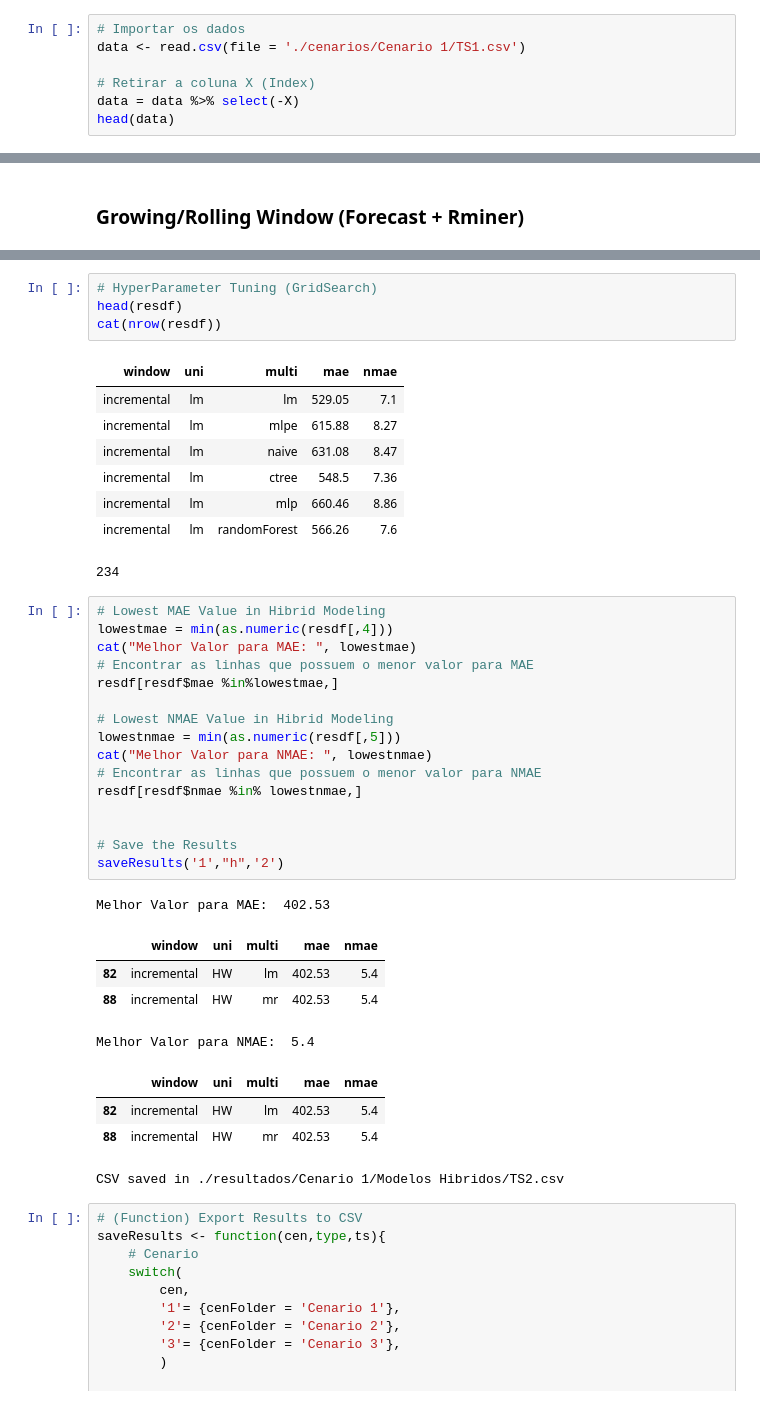
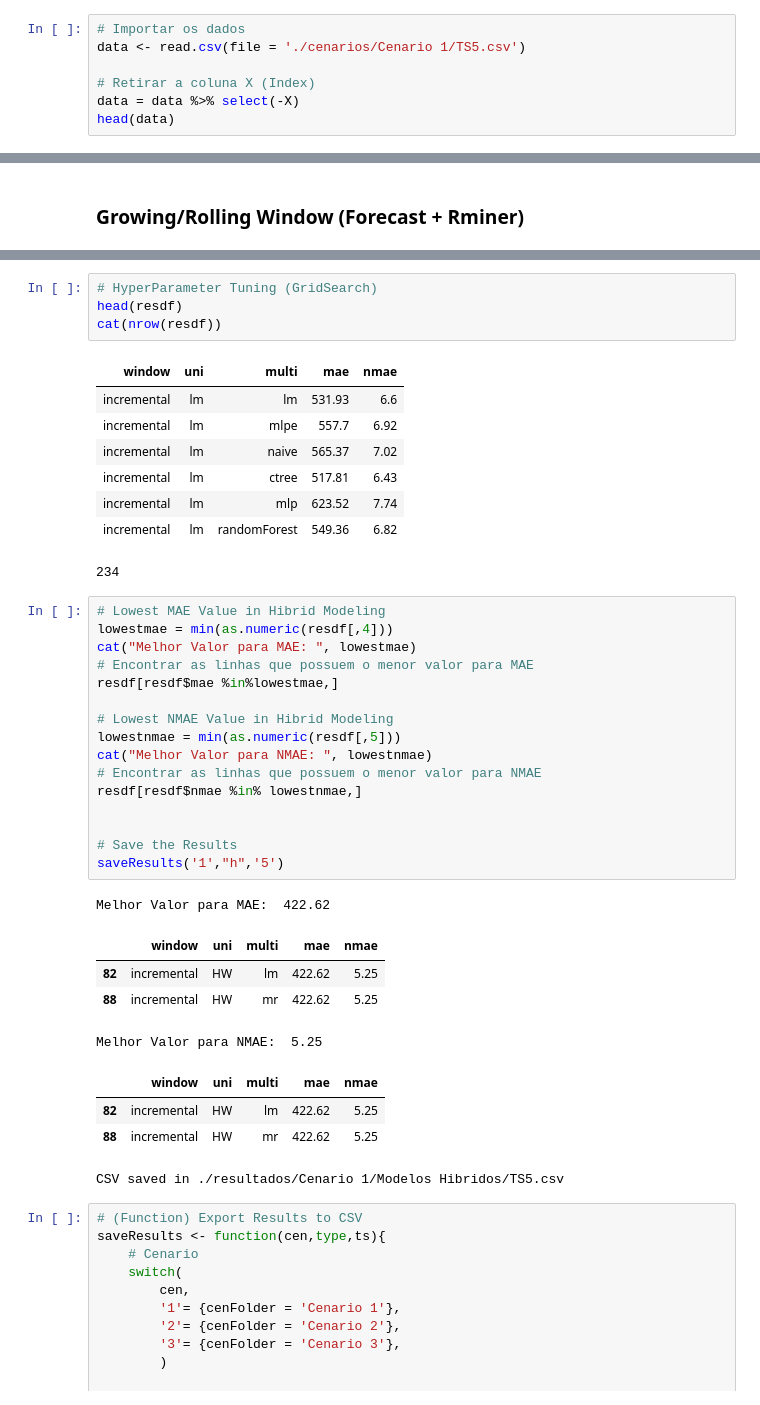
Before and after one commit to JoaoGuedes01/TIAPOSE_R_Data_Mining, a Jupyter notebook: Jupyter/Modeling (CRISP-DM).ipynb, the cells around one changed output, grey strips where cells are left out. Drawn from its saved outputs; the diff is of its cells as text.

```diff
--- a/Jupyter/Modeling (CRISP-DM).ipynb
+++ b/Jupyter/Modeling (CRISP-DM).ipynb
@@ -40,7 +40,7 @@ Registered S3 method overwritten by 'quantmod':
 ### Importar os Dados
 # %%
 # Importar os dados
-data <- read.csv(file = './cenarios/Cenario 1/TS1.csv')
+data <- read.csv(file = './cenarios/Cenario 1/TS5.csv')
 
 # Retirar a coluna X (Index)
 data = data %>% select(-X)
@@ -1138,39 +1131,39 @@ head(resdf)
 cat(nrow(resdf))
 # %% [output]
 | window | uni | multi | mae | nmae |
-| incremental | lm | lm | 529.05 | 7.1 |
-| incremental | lm | mlpe | 615.88 | 8.27 |
-| incremental | lm | naive | 631.08 | 8.47 |
-| incremental | lm | ctree | 548.5 | 7.36 |
-| incremental | lm | mlp | 660.46 | 8.86 |
-| incremental | lm | randomForest | 566.26 | 7.6 |
+| incremental | lm | lm | 531.93 | 6.6 |
+| incremental | lm | mlpe | 557.7 | 6.92 |
+| incremental | lm | naive | 565.37 | 7.02 |
+| incremental | lm | ctree | 517.81 | 6.43 |
+| incremental | lm | mlp | 623.52 | 7.74 |
+| incremental | lm | randomForest | 549.36 | 6.82 |
 234
 # %%
 # Lowest MAE Value in Hibrid Modeling
 lowestmae = min(as.numeric(resdf[,4]))
 cat("Melhor Valor para MAE: ", lowestmae)
 # Encontrar as linhas que possuem o menor valor para MAE
 resdf[resdf$mae %in%lowestmae,]
 
 # Lowest NMAE Value in Hibrid Modeling
 lowestnmae = min(as.numeric(resdf[,5]))
 cat("Melhor Valor para NMAE: ", lowestnmae)
 # Encontrar as linhas que possuem o menor valor para NMAE
 resdf[resdf$nmae %in% lowestnmae,]
 
 
 # Save the Results
-saveResults('1',"h",'2')
+saveResults('1',"h",'5')
 # %% [output]
-Melhor Valor para MAE:  402.53
+Melhor Valor para MAE:  422.62
 |  | window | uni | multi | mae | nmae |
-| 82 | incremental | HW | lm | 402.53 | 5.4 |
-| 88 | incremental | HW | mr | 402.53 | 5.4 |
+| 82 | incremental | HW | lm | 422.62 | 5.25 |
+| 88 | incremental | HW | mr | 422.62 | 5.25 |
-Melhor Valor para NMAE:  5.4
+Melhor Valor para NMAE:  5.25
 |  | window | uni | multi | mae | nmae |
-| 82 | incremental | HW | lm | 402.53 | 5.4 |
-| 88 | incremental | HW | mr | 402.53 | 5.4 |
+| 82 | incremental | HW | lm | 422.62 | 5.25 |
+| 88 | incremental | HW | mr | 422.62 | 5.25 |
-CSV saved in ./resultados/Cenario 1/Modelos Hibridos/TS2.csv
+CSV saved in ./resultados/Cenario 1/Modelos Hibridos/TS5.csv
 # %%
 # (Function) Export Results to CSV
 saveResults <- function(cen,type,ts){
```
Also changed, not shown: parts of 24 cells of this notebook, 25 other files.
